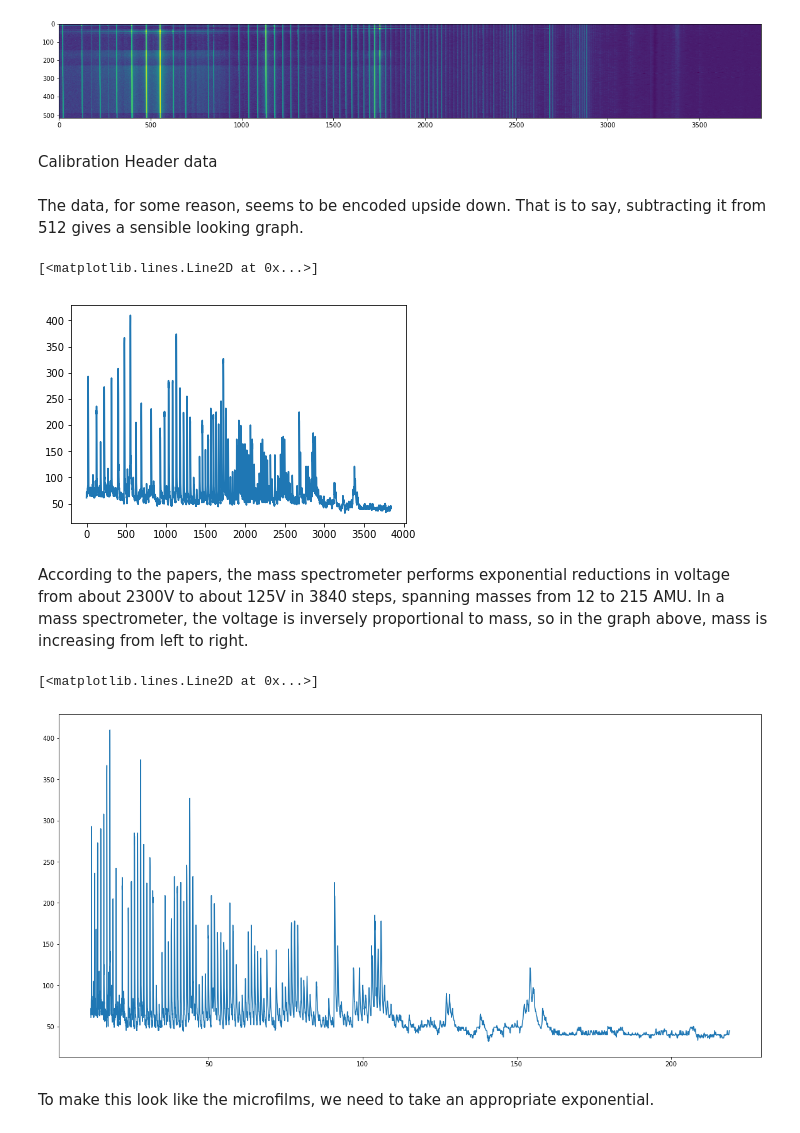
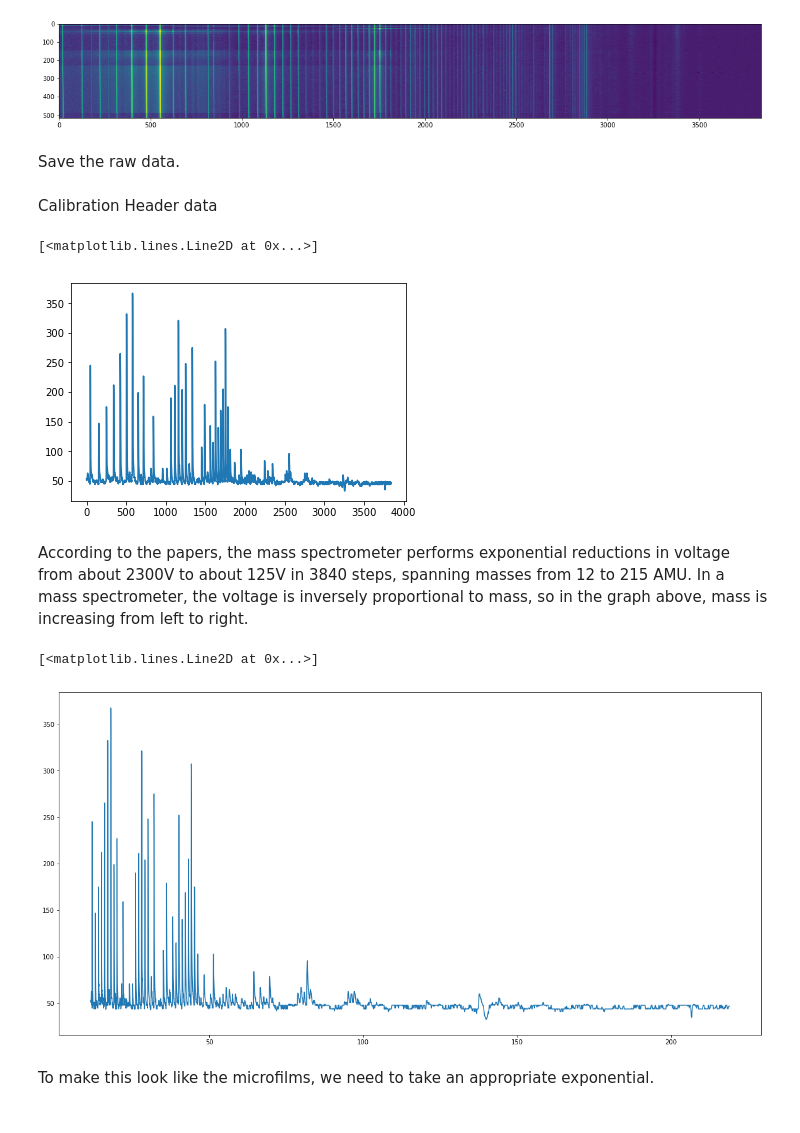
Before and after one commit to CHandmer/GCMS-decoding-effort, a Jupyter notebook: Data Exploration Viking 2.ipynb, the cells around one changed output. Drawn from its saved outputs; the diff is of its cells as text; code cells hidden in the pictures.

Commit message:
completed Viking 2 data parsing demo notebook

```diff
--- a/Data Exploration Viking 2.ipynb
+++ b/Data Exploration Viking 2.ipynb
@@ -374,0 +192,2 @@ alldata=np.array([getFrameDataErrorTolerant(i) for i in range(516)])
+# %%
+alldata = np.flip(np.array([np.array([np.dot(rawbin[period1*k+976+16*j:period1*k+992+16*j],np.flip([2**i for i in range(16)],axis=0)) for j in range(3840)]) for k in range(410)]),axis=1)
@@ -378,4 +218,6 @@ plt.imshow(512-alldata)
 # %% [output]
 <matplotlib.image.AxesImage at 0x...>
 [figure]
+# %% [markdown]
+Save the raw data.
 # %%
@@ -384,13 +226,11 @@ np.savetxt("./recoveredcsvs/DR005289_F0000"+str(1)+".csv",alldata,delimiter=',')
 
 Calibration
 Header data
-# %% [markdown]
-The data, for some reason, seems to be encoded upside down. That is to say, subtracting it from 512 gives a sensible looking graph.
 # %%
-plt.plot(512-alldata[1])
+plt.plot(alldata[1])
 # %% [output]
 [<matplotlib.lines.Line2D at 0x...>]
-[figure, old version]
+[figure, new version]
 # %% [markdown]
 According to the papers, the mass spectrometer performs exponential reductions in voltage from about 2300V to about 125V in 3840 steps, spanning masses from 12 to 215 AMU. In a mass spectrometer, the voltage is inversely proportional to mass, so in the graph above, mass is increasing from left to right.
 # %%
@@ -404,9 +244,9 @@ def IndexToMass(index):
 # %%
 plt.figure(figsize=(20,10))
-plt.plot([IndexToMass(i) for i in range(3840)],512-alldata[1])
+plt.plot([IndexToMass(i) for i in range(3840)],alldata[1])
 # %% [output]
 [<matplotlib.lines.Line2D at 0x...>]
-[figure, old version]
+[figure, new version]
 # %% [markdown]
 To make this look like the microfilms, we need to take an appropriate exponential.
 # %%
```
Also changed, not shown: parts of 63 cells of this notebook.
